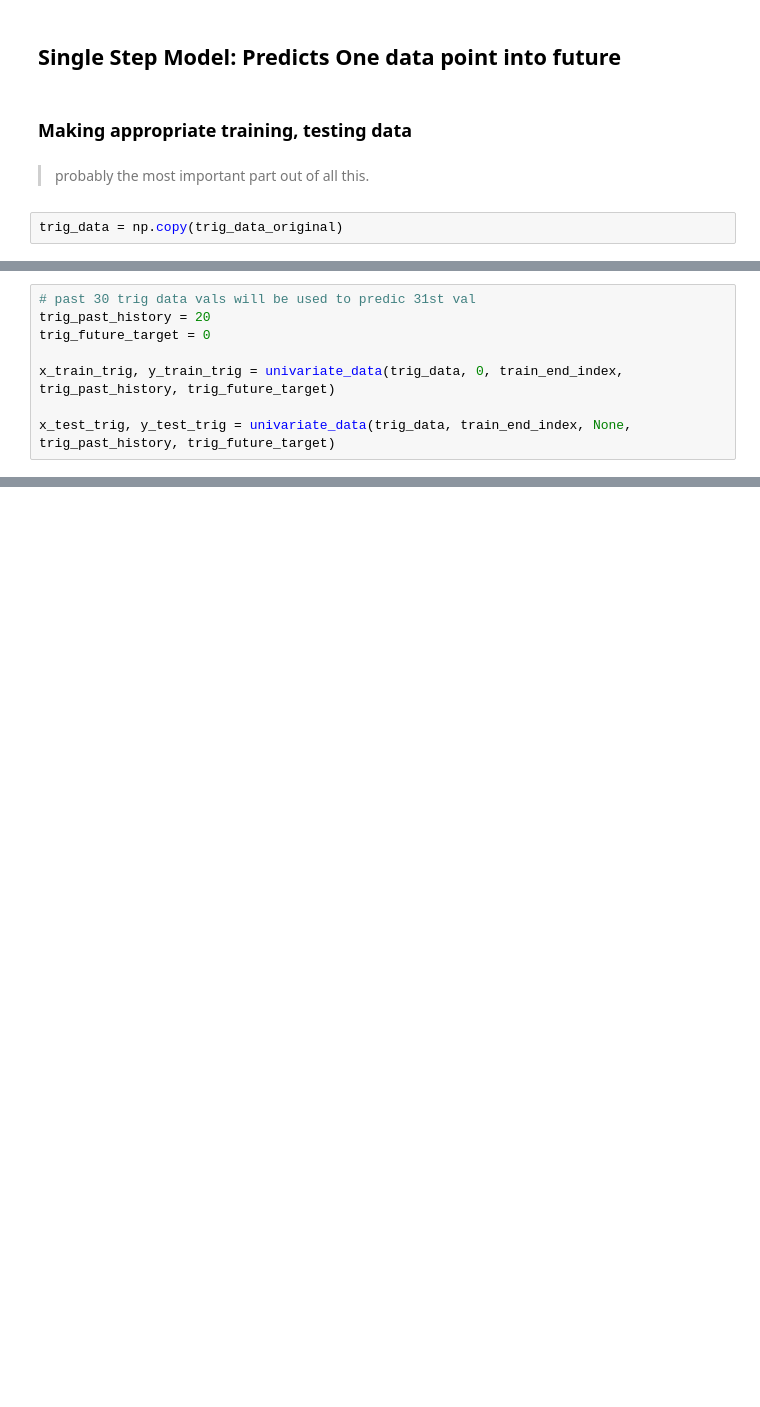
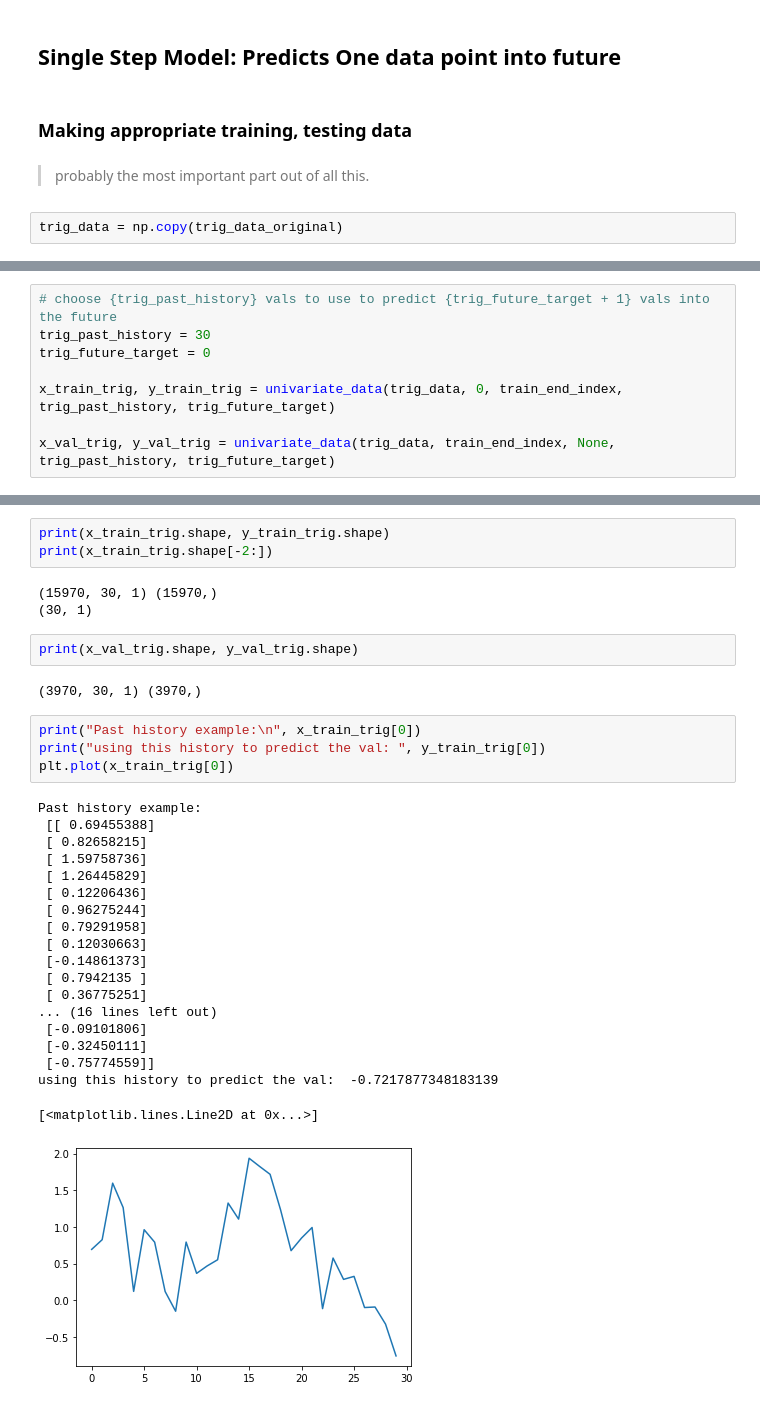
Before and after one commit to QinLab/icompbio-tamjeed, a Jupyter notebook: tf_rnn_sequences.ipynb, the cells around one changed output, grey strips where cells are left out. Saved outputs shown, nothing was run; the diff lists cells and outputs as text; blank space fills up the shorter version.

```diff
--- a/tf_rnn_sequences.ipynb
+++ b/tf_rnn_sequences.ipynb
@@ -72,8 +72,8 @@ trig_data = (trig_data - train_data_mean)/train_data_std
 # %%
-# past 30 trig data vals will be used to predic 31st val
-trig_past_history = 20
+# choose {trig_past_history} vals to use to predict {trig_future_target + 1} vals into the future
+trig_past_history = 30
 trig_future_target = 0
 
 x_train_trig, y_train_trig = univariate_data(trig_data, 0, train_end_index, trig_past_history, trig_future_target)
 
-x_test_trig, y_test_trig = univariate_data(trig_data, train_end_index, None, trig_past_history, trig_future_target)
+x_val_trig, y_val_trig = univariate_data(trig_data, train_end_index, None, trig_past_history, trig_future_target)
@@ -82,0 +80,34 @@ x_test_trig, y_test_trig = univariate_data(trig_data, train_end_index, None, tri
+# %%
+print(x_train_trig.shape, y_train_trig.shape)
+print(x_train_trig.shape[-2:])
+# %% [output]
+(15970, 30, 1) (15970,)
+(30, 1)
+# %%
+print(x_val_trig.shape, y_val_trig.shape)
+# %% [output]
+(3970, 30, 1) (3970,)
+# %%
+print("Past history example:\n", x_train_trig[0])
+print("using this history to predict the val: ", y_train_trig[0])
+plt.plot(x_train_trig[0])
+# %% [output]
+Past history example:
+ [[ 0.69455388]
+ [ 0.82658215]
+ [ 1.59758736]
+ [ 1.26445829]
+ [ 0.12206436]
+ [ 0.96275244]
+ [ 0.79291958]
+ [ 0.12030663]
+ [-0.14861373]
+ [ 0.7942135 ]
+ [ 0.36775251]
+... (16 lines left out)
+ [-0.09101806]
+ [-0.32450111]
+ [-0.75774559]]
+using this history to predict the val:  -0.7217877348183139
+[<matplotlib.lines.Line2D at 0x...>]
+[figure, added]
```
Also changed, not shown: parts of 10 cells of this notebook.
